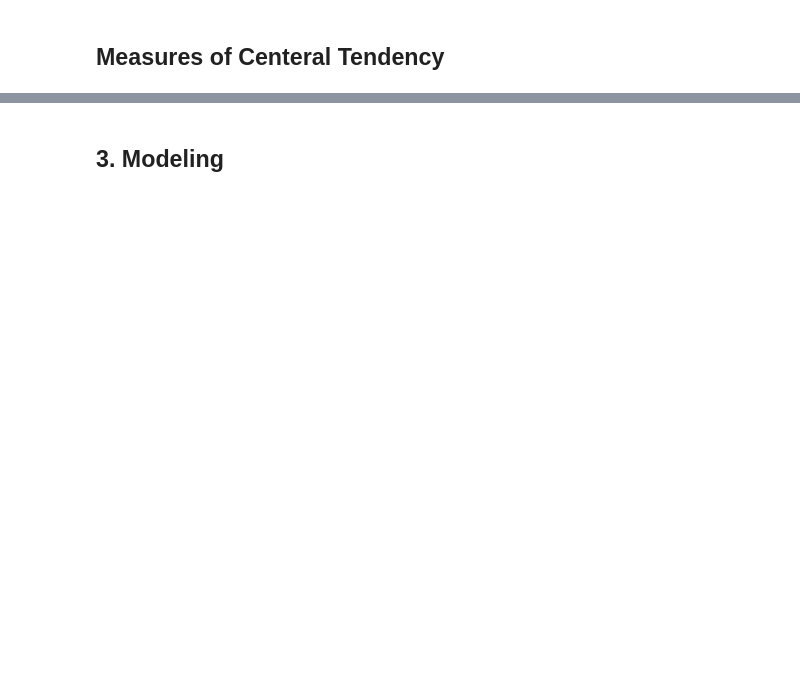
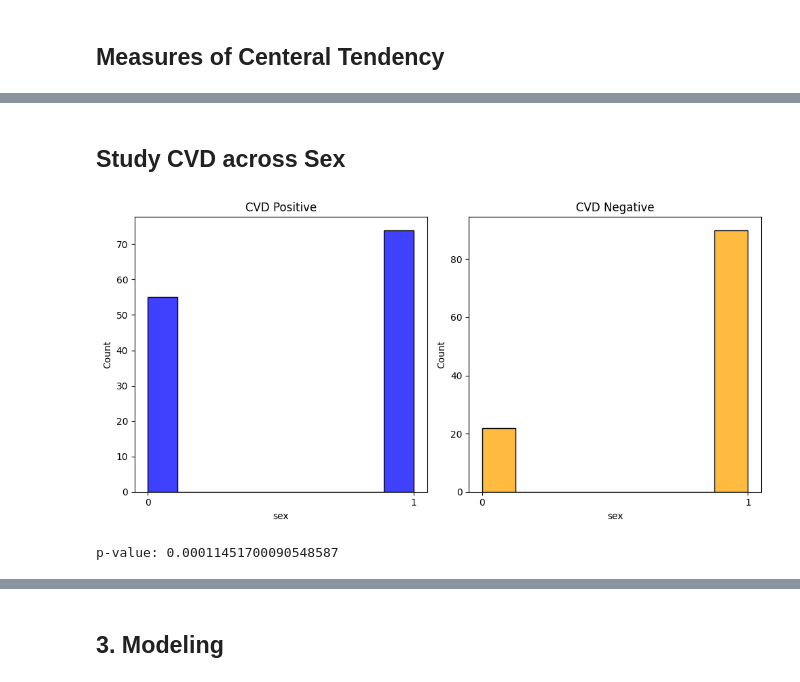
Before and after one commit to jmunsell1195/project2, a Jupyter notebook: submission.ipynb, the cells around one changed output, grey strips where cells are left out. Cells and saved outputs as stored; diff of their text form; code cells hidden in the pictures; blank space fills up the shorter version.

```diff
--- a/submission.ipynb
+++ b/submission.ipynb
@@ -94,0 +222,19 @@ for col in var_type['cat']:
+# %% [markdown]
+## Study CVD across Sex
+# %%
+plt.figure(figsize=(10,5))
+plt.subplot(121)
+plt.title('CVD Positive')
+sns.histplot(CVD_pos['sex'],color='blue')
+plt.xticks([0,1])
+plt.subplot(122)
+plt.title('CVD Negative')
+sns.histplot(CVD_neg['sex'],color='orange')
+plt.xticks([0,1])
+plt.tight_layout()
+plt.show()
+
+print(f'p-value: {f_oneway(CVD_pos["sex"],CVD_neg["sex"])[1]}')
+# %% [output]
+[figure, added]
+p-value: 0.00011451700090548587
```
Also changed, not shown: parts of 39 cells of this notebook.
